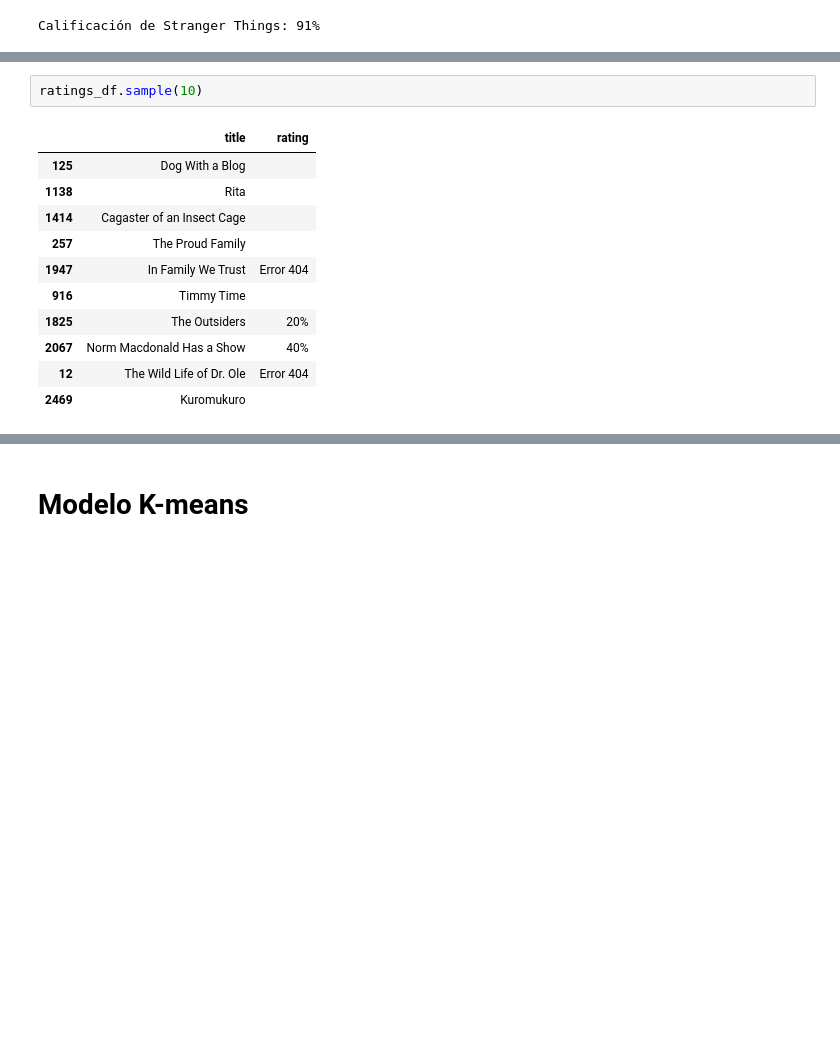
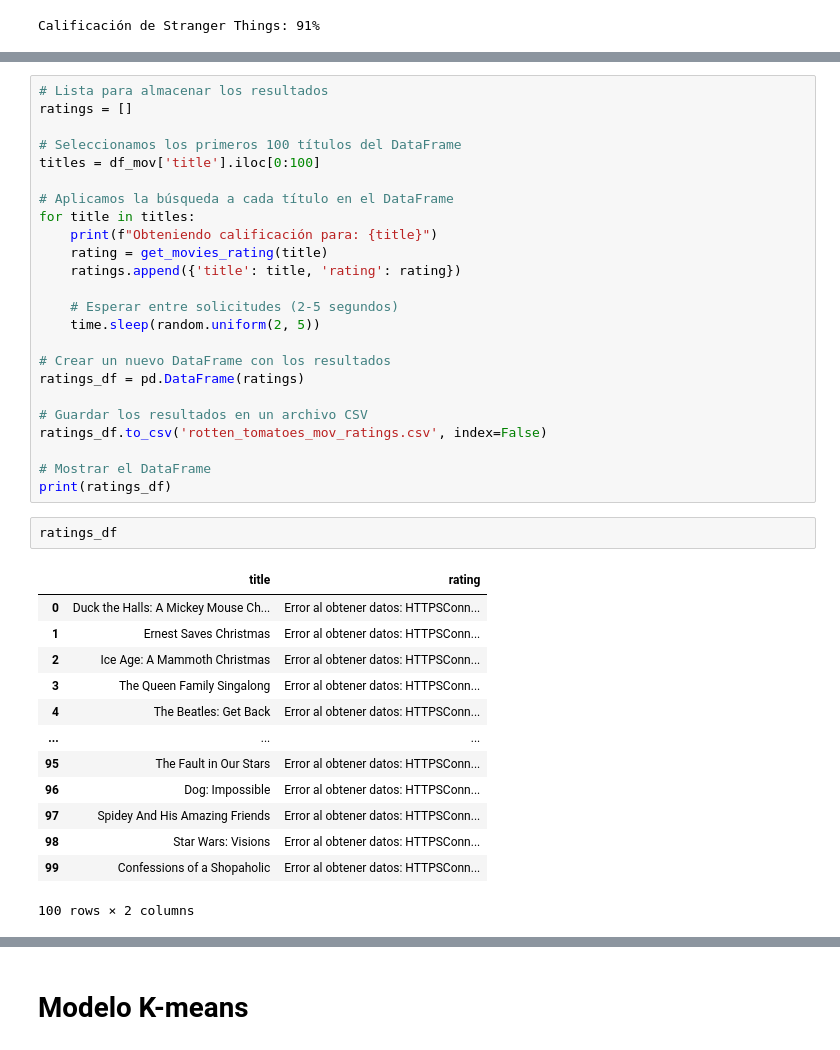
Before and after one commit to e-vilkoyt/data-analysis-disney-vs-netflix, a Jupyter notebook: DISNEY VS NETFLIX.ipynb, the cells around one changed output, grey strips where cells are left out. Saved outputs shown, nothing was run; the diff lists cells and outputs as text; blank space fills up the shorter version.

```diff
--- a/DISNEY VS NETFLIX.ipynb
+++ b/DISNEY VS NETFLIX.ipynb
@@ -665,14 +726,40 @@ Obteniendo calificación para: PJ Masks
+# %%
+# Lista para almacenar los resultados
+ratings = []
+
+# Seleccionamos los primeros 100 títulos del DataFrame
+titles = df_mov['title'].iloc[0:100]
+
+# Aplicamos la búsqueda a cada título en el DataFrame
+for title in titles:
+    print(f"Obteniendo calificación para: {title}")
+    rating = get_movies_rating(title)
+    ratings.append({'title': title, 'rating': rating})
+
+    # Esperar entre solicitudes (2-5 segundos)
+    time.sleep(random.uniform(2, 5))
+
+# Crear un nuevo DataFrame con los resultados
+ratings_df = pd.DataFrame(ratings)
+
+# Guardar los resultados en un archivo CSV
+ratings_df.to_csv('rotten_tomatoes_mov_ratings.csv', index=False)
+
+# Mostrar el DataFrame
+print(ratings_df)
 # %%
-ratings_df.sample(10)
+ratings_df
 # %% [output]
 |  | title | rating |
-| 125 | Dog With a Blog |  |
-| 1138 | Rita |  |
-| 1414 | Cagaster of an Insect Cage |  |
-| 257 | The Proud Family |  |
-| 1947 | In Family We Trust | Error 404 |
-| 916 | Timmy Time |  |
-| 1825 | The Outsiders | 20% |
-| 2067 | Norm Macdonald Has a Show | 40% |
-| 12 | The Wild Life of Dr. Ole | Error 404 |
-| 2469 | Kuromukuro |  |
+| 0 | Duck the Halls: A Mickey Mouse Ch... | Error al obtener datos: HTTPSConn... |
+| 1 | Ernest Saves Christmas | Error al obtener datos: HTTPSConn... |
+| 2 | Ice Age: A Mammoth Christmas | Error al obtener datos: HTTPSConn... |
+| 3 | The Queen Family Singalong | Error al obtener datos: HTTPSConn... |
+| 4 | The Beatles: Get Back | Error al obtener datos: HTTPSConn... |
+| ... | ... | ... |
+| 95 | The Fault in Our Stars | Error al obtener datos: HTTPSConn... |
+| 96 | Dog: Impossible | Error al obtener datos: HTTPSConn... |
+| 97 | Spidey And His Amazing Friends | Error al obtener datos: HTTPSConn... |
+| 98 | Star Wars: Visions | Error al obtener datos: HTTPSConn... |
+| 99 | Confessions of a Shopaholic | Error al obtener datos: HTTPSConn... |
+100 rows × 2 columns
```
Also changed, not shown: parts of 21 cells of this notebook.
